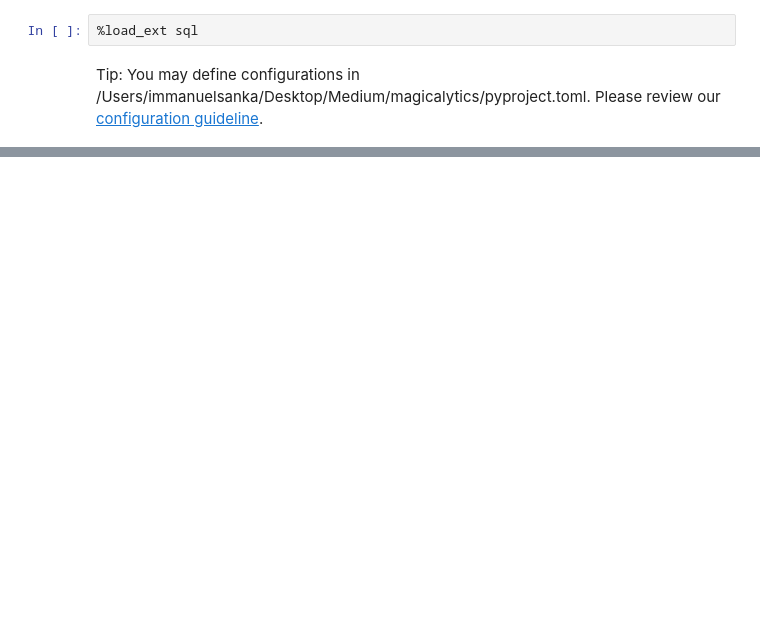
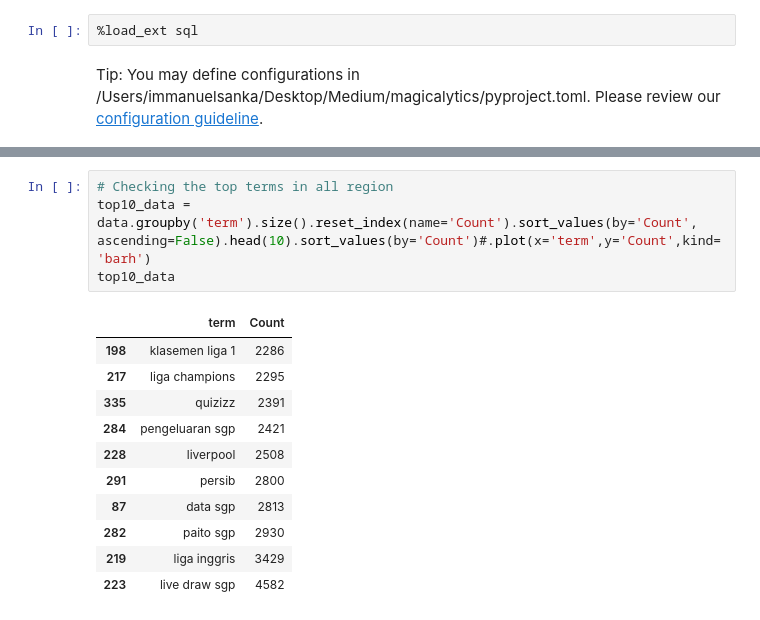
Before and after one commit to im-sanka/magicalytics, a Jupyter notebook: src/etl/wrangle.ipynb, the cells around one changed output, grey strips where cells are left out. Cells and saved outputs as stored; diff of their text form; blank space fills up the shorter version.

```diff
--- a/src/etl/wrangle.ipynb
+++ b/src/etl/wrangle.ipynb
@@ -85,0 +66,16 @@ Name: refresh_date, Length: 50631, dtype: object
+# %%
+# Checking the top terms in all region
+top10_data = data.groupby('term').size().reset_index(name='Count').sort_values(by='Count', ascending=False).head(10).sort_values(by='Count')#.plot(x='term',y='Count',kind='barh')
+top10_data
+# %% [output]
+|  | term | Count |
+| 198 | klasemen liga 1 | 2286 |
+| 217 | liga champions | 2295 |
+| 335 | quizizz | 2391 |
+| 284 | pengeluaran sgp | 2421 |
+| 228 | liverpool | 2508 |
+| 291 | persib | 2800 |
+| 87 | data sgp | 2813 |
+| 282 | paito sgp | 2930 |
+| 219 | liga inggris | 3429 |
+| 223 | live draw sgp | 4582 |
```
Also changed, not shown: parts of 19 cells of this notebook.
